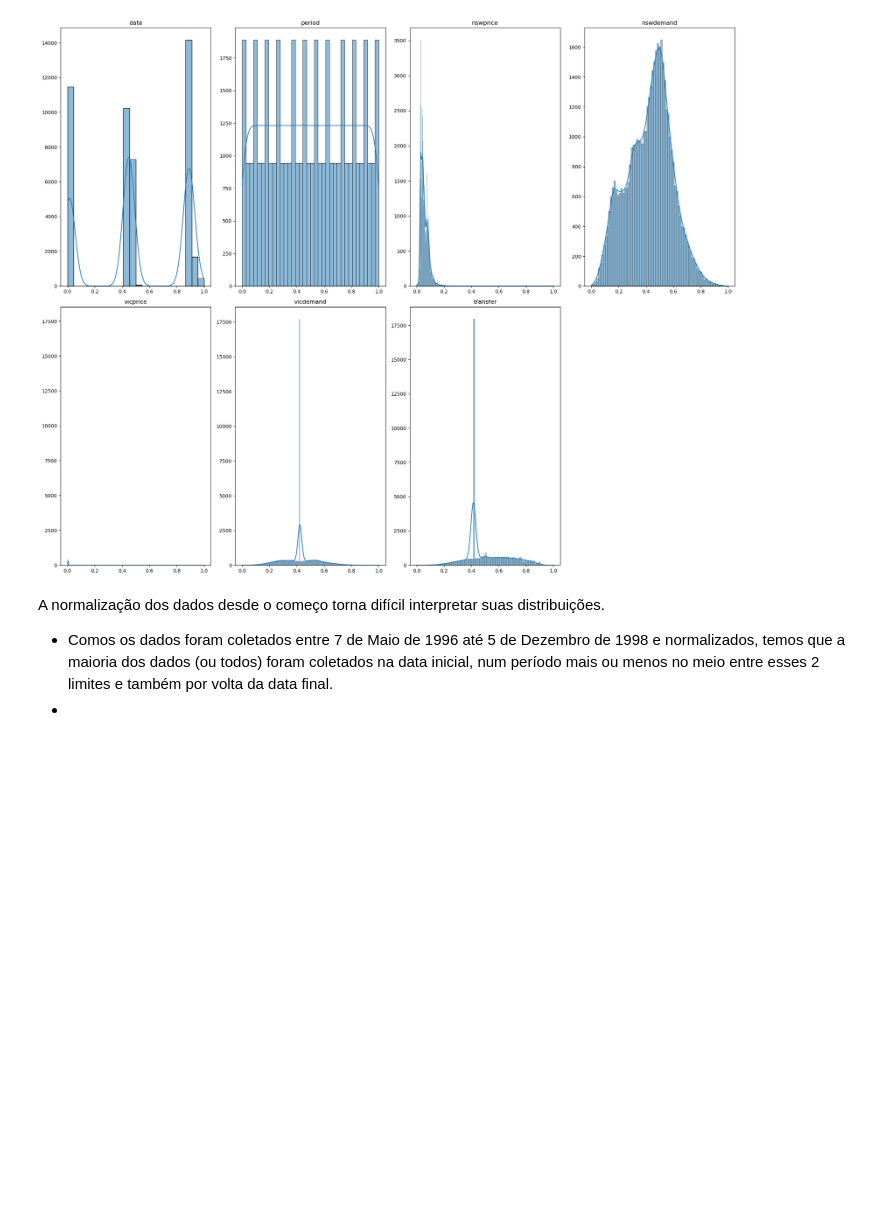
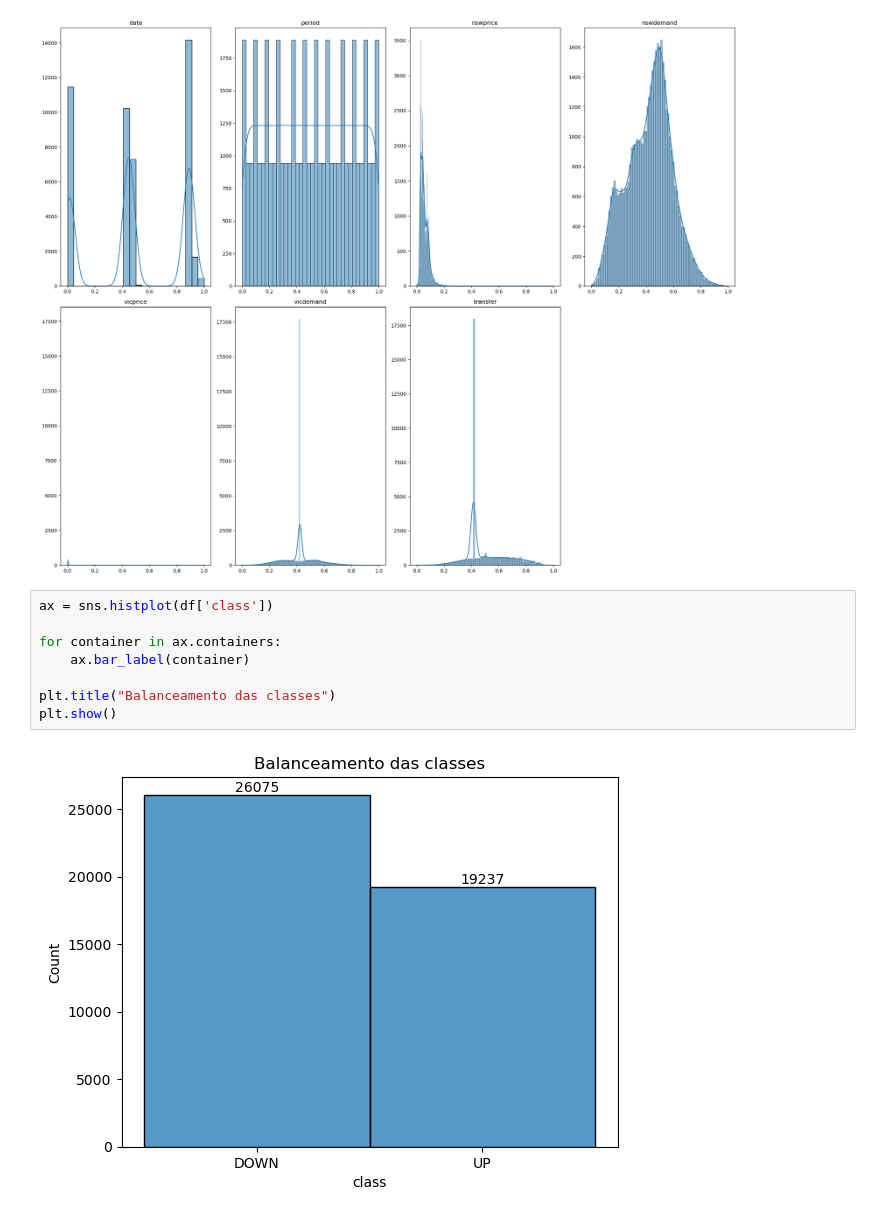
Before and after one commit to FrederickAlmeida/electricity-classification, a Jupyter notebook: eda_fred.ipynb, the cells around one changed output. Saved outputs shown, nothing was run; the diff lists cells and outputs as text; blank space fills up the shorter version.

Commit message:
histograms and boxplot

```diff
--- a/eda_fred.ipynb
+++ b/eda_fred.ipynb
@@ -98,7 +98,13 @@ plt.tight_layout()
 plt.show()
 # %% [output]
 [figure]
-# %% [markdown]
-A normalização dos dados desde o começo torna difícil interpretar suas distribuições.
-- Comos os dados foram coletados entre 7 de Maio de 1996 até 5 de Dezembro de 1998 e normalizados, temos que a maioria dos dados (ou todos) foram coletados na data inicial, num período mais ou menos no meio entre esses 2 limites e também por volta da data final.
--
+# %%
+ax = sns.histplot(df['class'])
+
+for container in ax.containers:
+    ax.bar_label(container)
+
+plt.title("Balanceamento das classes")
+plt.show()
+# %% [output]
+[figure, added]
```
Also changed, not shown: parts of 4 cells of this notebook.
